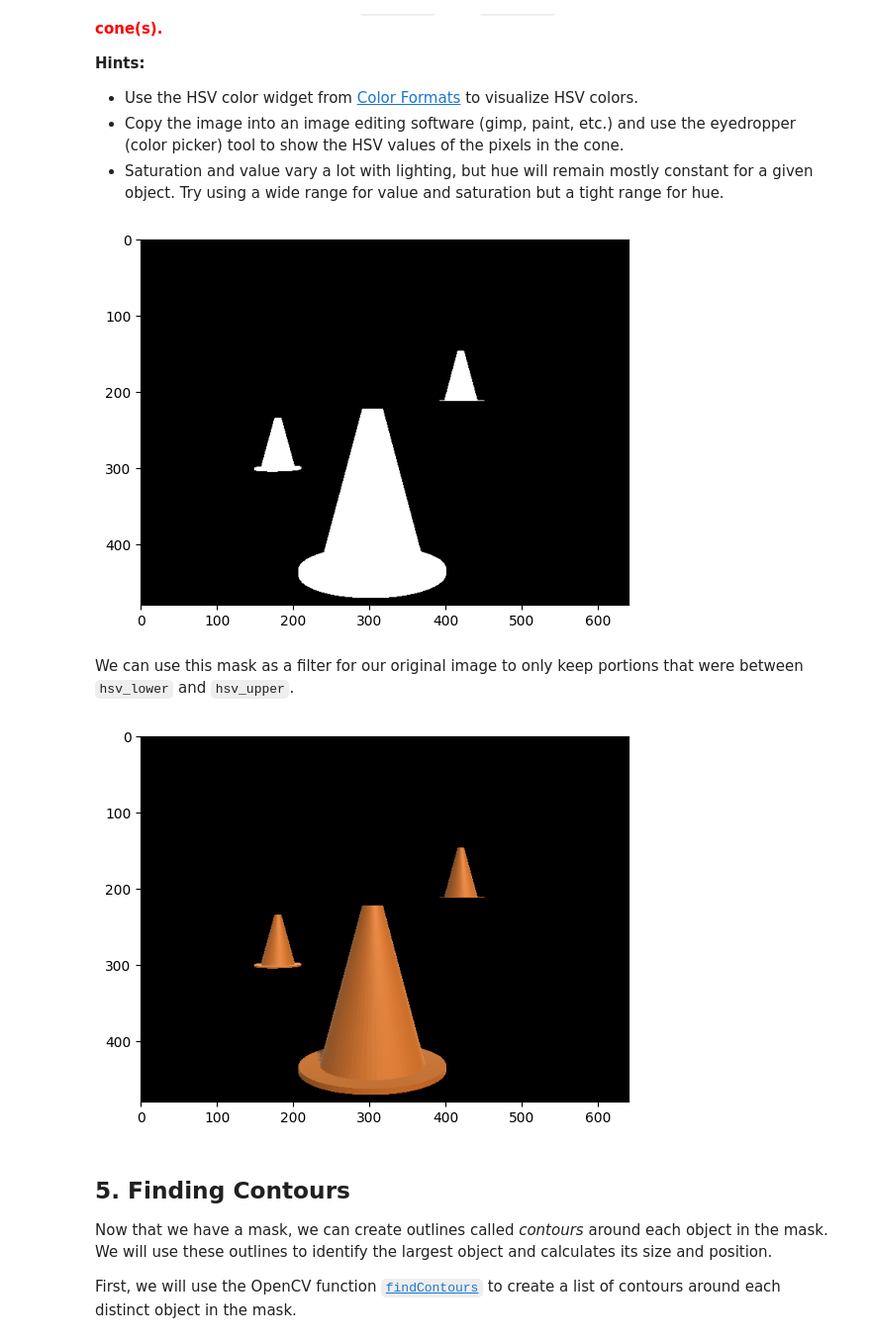
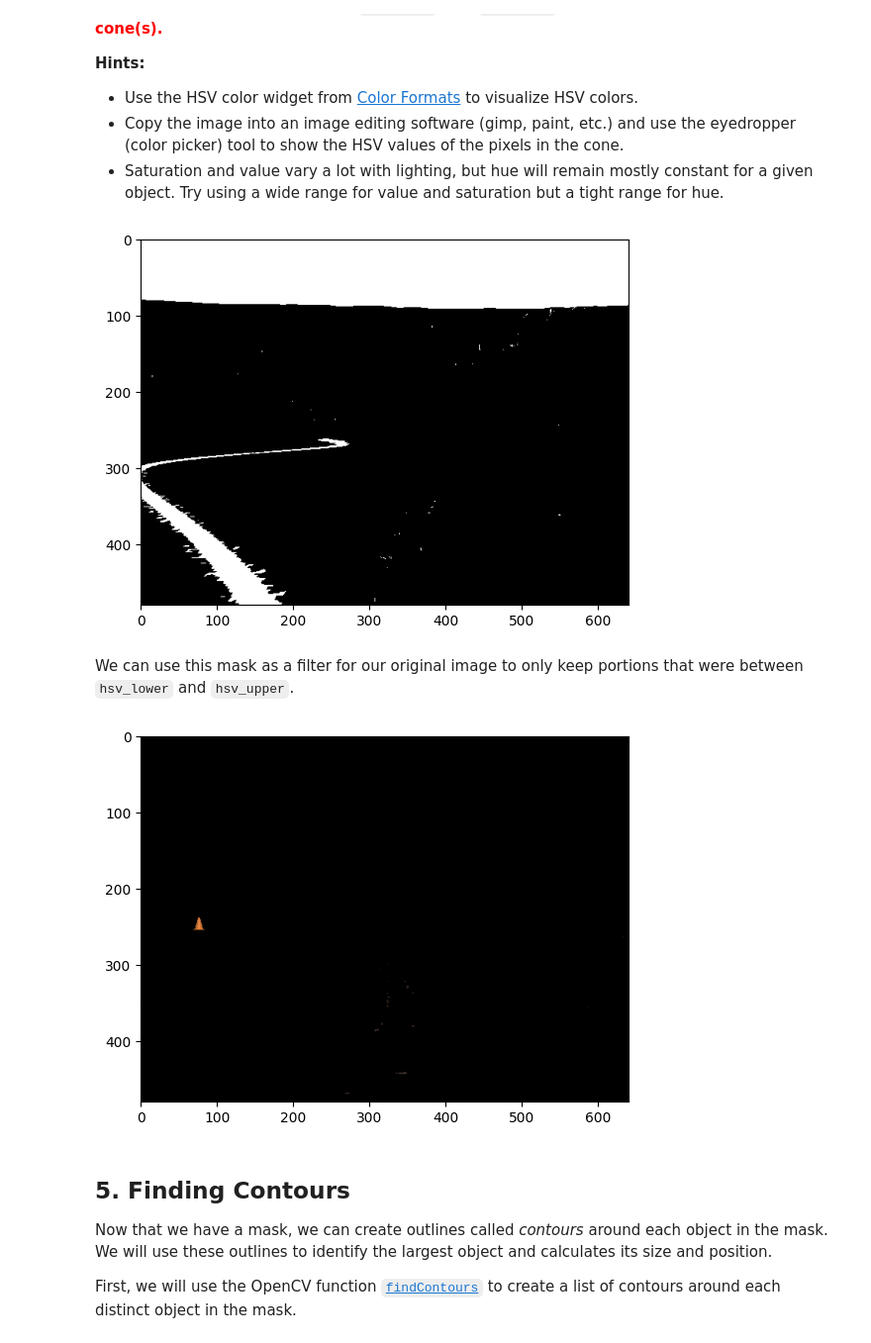
Before and after one commit to JeffreyWangDev/racecar, a Jupyter notebook: labs/lab2/lab2.ipynb, the cells around one changed output. Shown at 99% size. Drawn from its saved outputs; the diff is of its cells as text; code cells hidden in the pictures.

```diff
--- a/labs/lab2/lab2.ipynb
+++ b/labs/lab2/lab2.ipynb
@@ -256,21 +256,21 @@ Next, we will use the `get_mask` function to create a mask containing just the c
 * Copy the image into an image editing software (gimp, paint, etc.) and use the eyedropper (color picker) tool to show the HSV values of the pixels in the cone.
 * Saturation and value vary a lot with lighting, but hue will remain mostly constant for a given object. Try using a wide range for value and saturation but a tight range for hue.
 # %%
-hsv_lower = (0, 50, 50)
-hsv_upper = (20, 255, 255)
+hsv_lower = (90, 50, 50)
+hsv_upper = (115, 255, 255)
 
 mask = get_mask(image, hsv_lower, hsv_upper)
 
 show_image(mask)
 # %% [output]
-[figure, old version]
+[figure, new version]
 # %% [markdown]
 We can use this mask as a filter for our original image to only keep portions that were between `hsv_lower` and `hsv_upper`.
 # %%
 masked_image = cv.bitwise_and(image, image, mask=mask)
 show_image(masked_image)
 # %% [output]
-[figure, old version]
+[figure, new version]
 # %% [markdown]
 <a id="FindingContours"></a>
 ## 5. Finding Contours
```
Also changed, not shown: parts of 10 cells of this notebook, 3 other files.
